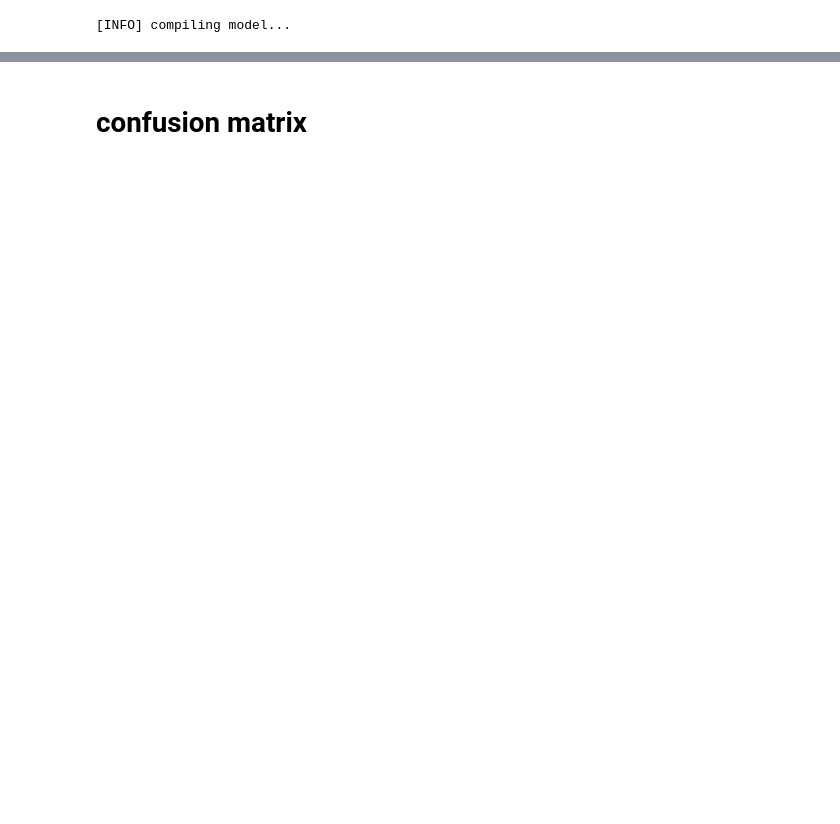
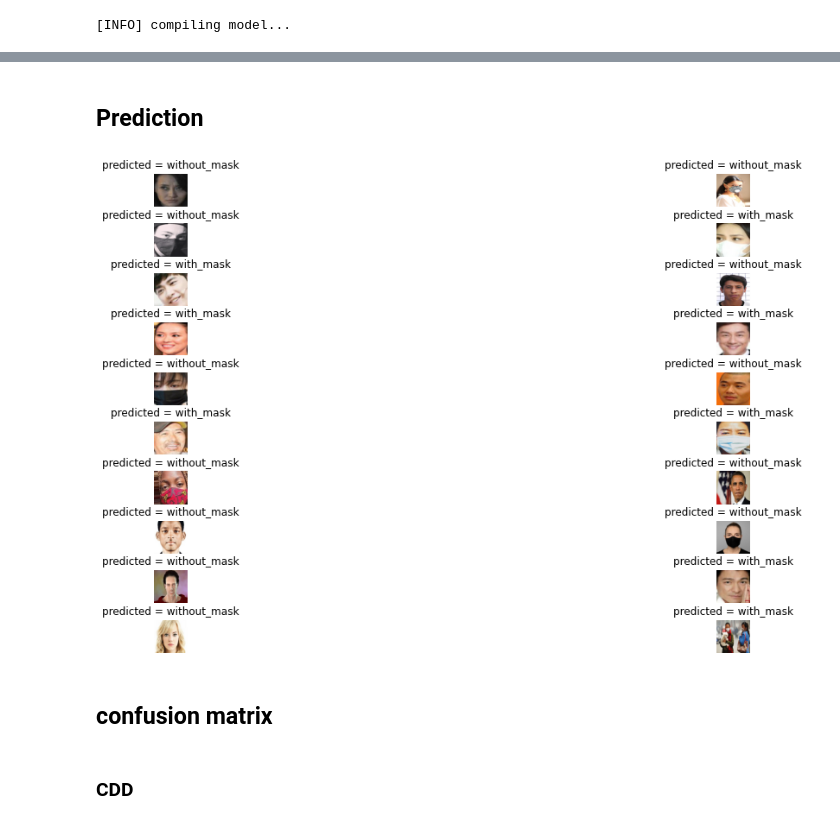
Before and after one commit to ZahraDehghani99/FacemaskWearingAlertSystem, a Jupyter notebook: FaceMaskClassifier.ipynb, the cells around one changed output, grey strips where cells are left out. Saved outputs shown, nothing was run; the diff lists cells and outputs as text; code cells hidden in the pictures; blank space fills up the shorter version.

```diff
--- a/FaceMaskClassifier.ipynb
+++ b/FaceMaskClassifier.ipynb
@@ -279,0 +312,6 @@ array([[0., 1.],
+# %%
+inv =  lb.inverse_transform(np.array([0, 1]))
+classes = []
+for i in range(len(inv)):
+  classes.append(inv[i])
+  print(f'{inv[i]} => {i}')
@@ -416,6 +456,3 @@ load model
-# %%
-from tensorflow import keras
-model = keras.models.load_model('/content/gdrive/MyDrive/proj2_1/model2_hist.h5')
 # %%
 val_loss = history.history['val_loss']
 loss = history.history['loss']
@@ -440,0 +490,2 @@ plt.show()
+# %% [markdown]
+## Prediction
@@ -441,21 +494,26 @@ plt.show()
+# %%
+from tensorflow import keras
+model = keras.models.load_model('/content/....model1_hist.h5')#
 # %%
 # امتحان کردن مدل
 num = 20
 test_list = []
 for i in range(num):
-  test_list.append(X_test[i])
+  test_list.append(X_test_cdd[i])
 test_list = np.array(test_list)
 
 # این دو خط بعدی نتیجه پیش بینی شده روی دادههای تست را نشان می دهدو چون تابع فعالیت آرگ مکس است عنصری که بیشترین احتمال را دارد به عنوان برچسب برای عکس استفاده می شود
 predict_test = model.predict(test_list)
 predict_test_id = predict_test.argmax(axis=1)
 
 f = plt.figure(figsize=(20, 16))
 for i in range(num):
     plt.subplot(num, 2, i+1)
     plt.imshow(test_list[i])
-    plt.title(f'predicted = {classID_signames[predict_test_id[i]]}')
+    plt.title(f'predicted = {classID[predict_test_id[i]]}')
     plt.axis('off')
     plt.subplots_adjust(top = 0.99, bottom=0.01, hspace=0.5, wspace=0.4)
+# %% [output]
+[figure, added]
 # %% [markdown]
-# confusion matrix
+## confusion matrix
@@ -462 +531,3 @@ for i in range(num):
+# %% [markdown]
+### CDD
 # %%
```
Also changed, not shown: parts of 41 cells of this notebook.
